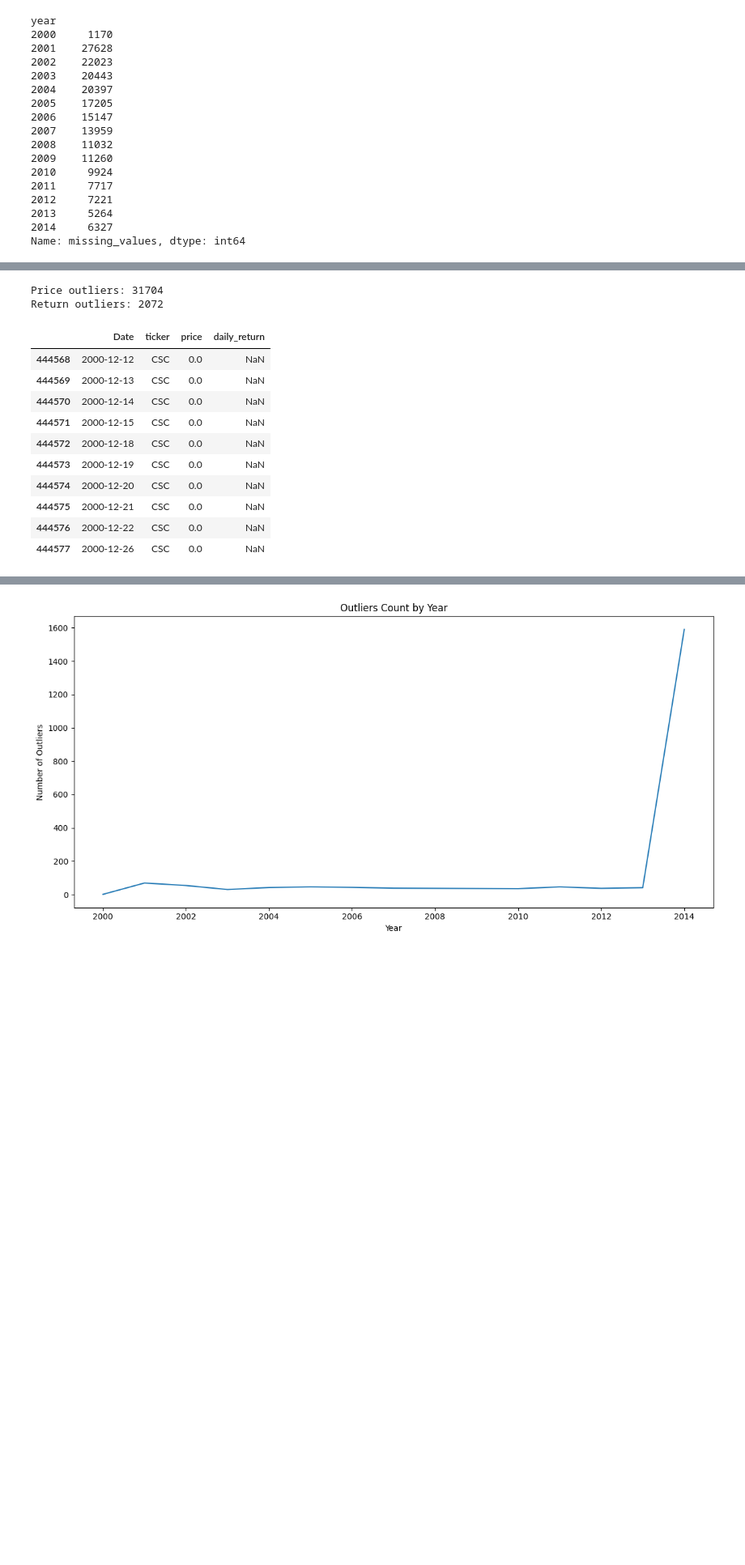
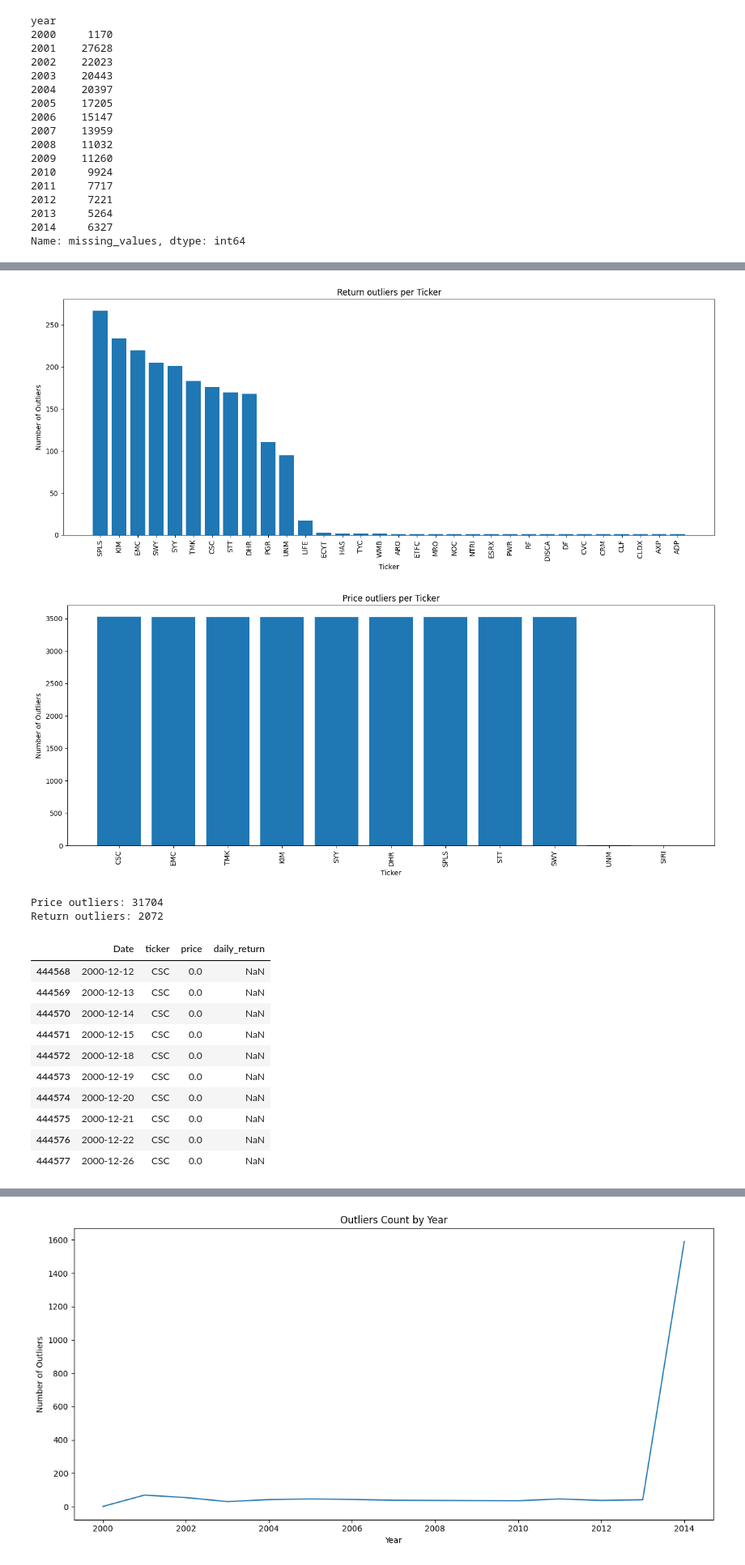
Before and after one commit to Airida305/backtesting-sp500, a Jupyter notebook: notebook/analysis.ipynb, the cells around one changed output, grey strips where cells are left out. Shown at 81% size. Cells and saved outputs as stored; diff of their text form; code cells hidden in the pictures; blank space fills up the shorter version.

```diff
--- a/notebook/analysis.ipynb
+++ b/notebook/analysis.ipynb
@@ -147,29 +157,47 @@ _ = save_missing_values_top_companies_plot(stock_prices, plot=True)
 # %%
 long_prices = (
     stock_prices.melt(id_vars="Date", var_name="ticker", value_name="price")
     .sort_values(["ticker", "Date"])
     .reset_index(drop=True)
 )
 
 long_prices["daily_return"] = long_prices.groupby("ticker")["price"].pct_change(fill_method=None)
 
 price_outliers = long_prices[
     ((long_prices["price"] < 0.1) | (long_prices["price"] > 10000))
-    & long_prices["price"].notna()
+    & (long_prices["price"].notna())
 ].copy()
 
 return_outliers = long_prices[
     ((long_prices["daily_return"] > 1) | (long_prices["daily_return"] < -0.5))
     & (~long_prices["Date"].dt.year.isin([2008, 2009]))
-    & long_prices["price"].notna()
+    & (long_prices["price"].notna())
 ].copy()
 
+def plot_outliers_per_ticker(outliers_df, value_col, filename):
+    outliers_count = outliers_df.groupby(value_col).size().sort_values(ascending=False)
+
+    fig, ax = plt.subplots(figsize=(14, 6))
+    ax.bar(outliers_count.index, outliers_count.values)
+    ax.set_title(f'{filename.split("_")[0].capitalize()} outliers per Ticker')
+    ax.set_xlabel("Ticker")
+    ax.set_ylabel("Number of Outliers")
+
+    ax.tick_params(axis="x", rotation=90)
+    fig.tight_layout()
+    fig.savefig(PLOTS_DIR / filename, dpi=150)
+    plt.show()
+
+plot_outliers_per_ticker(return_outliers, "ticker", "return_outliers_per_ticker.png")
+plot_outliers_per_ticker(price_outliers, "ticker", "price_outliers_per_ticker.png")
 print("Price outliers:", len(price_outliers))
 print("Return outliers:", len(return_outliers))
 
 display(price_outliers.head(10))
 display(return_outliers.head(10))
 # %% [output]
+[figure, added]
+[figure, added]
 Price outliers: 31704
 Return outliers: 2072
 |  | Date | ticker | price | daily_return |
```
Also changed, not shown: parts of 11 cells of this notebook, 21 other files.
